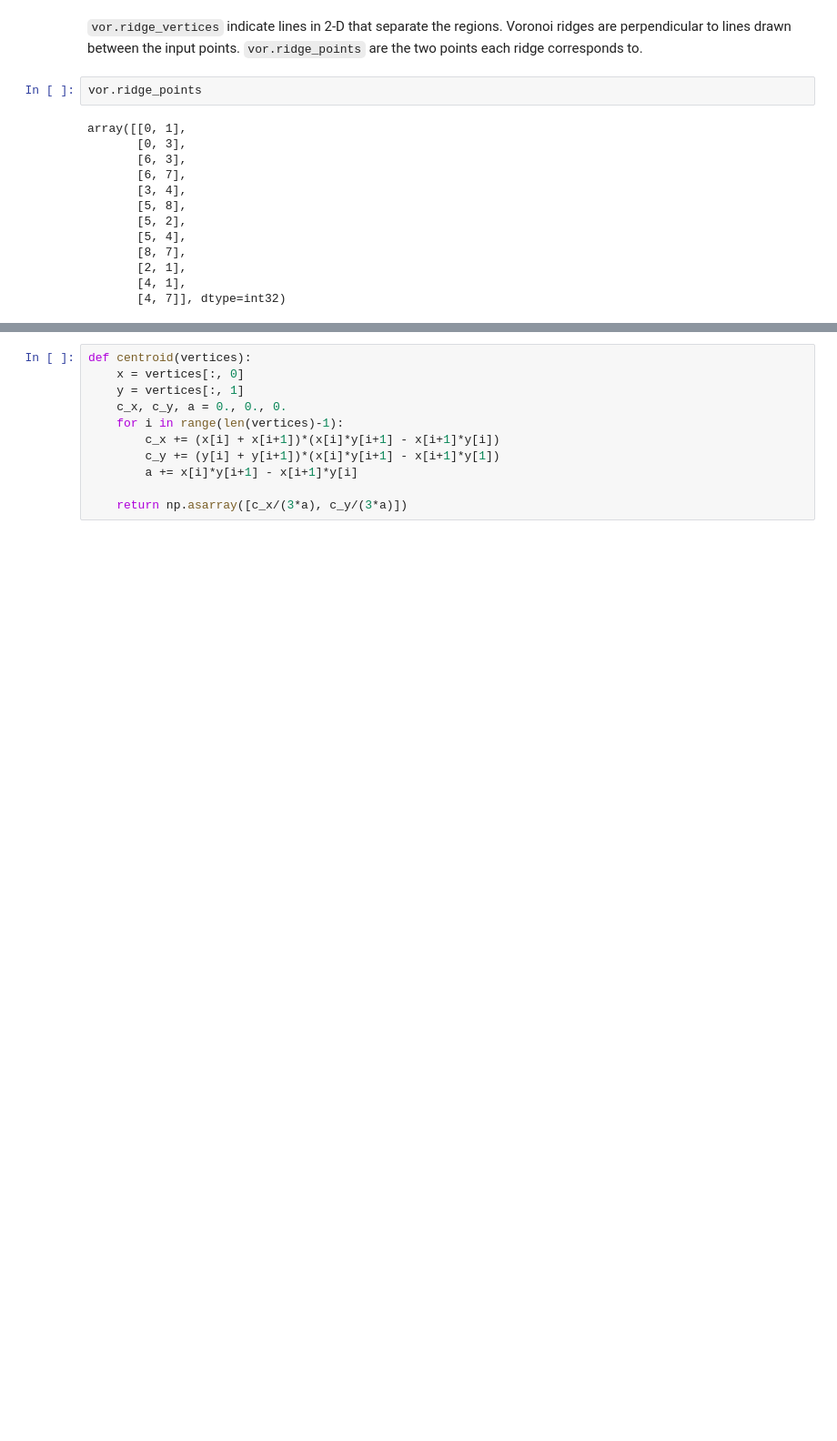
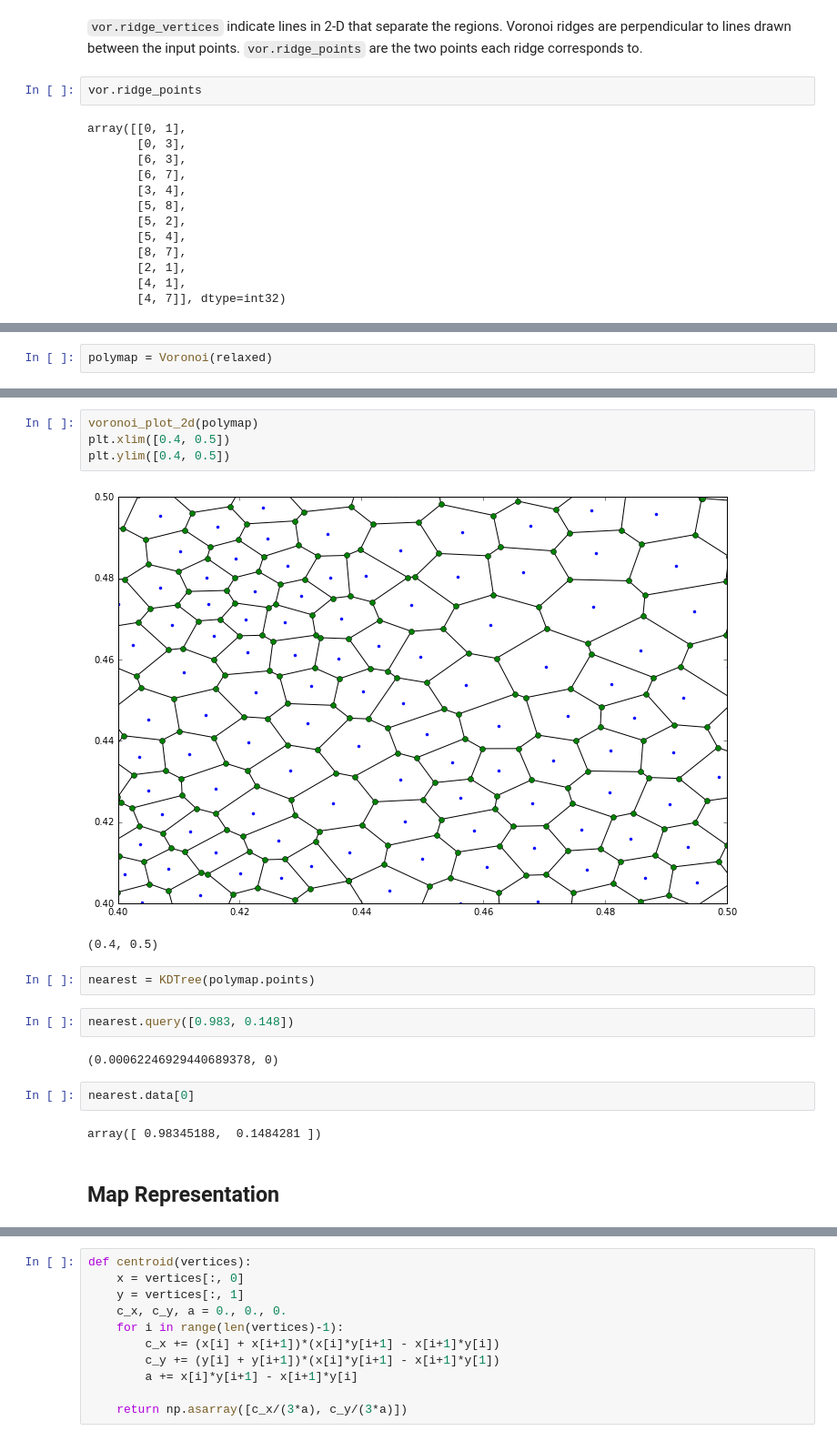
Before and after one commit to millejoh/Islands, a Jupyter notebook: Polygonal Map Generation.ipynb, the cells around one changed output, grey strips where cells are left out. Shown: that part at 91% size. Drawn from its saved outputs; the diff is of its cells as text; blank space fills up the shorter version.

```diff
--- a/Polygonal Map Generation.ipynb
+++ b/Polygonal Map Generation.ipynb
@@ -135,0 +91,2 @@ plot_voronoi(rand_points, vor_r)
+# %%
+polymap = Voronoi(relaxed)
@@ -135,0 +102,19 @@ plot_voronoi(rand_points, vor_r)
+# %%
+voronoi_plot_2d(polymap)
+plt.xlim([0.4, 0.5])
+plt.ylim([0.4, 0.5])
+# %% [output]
+[figure, added]
+(0.4, 0.5)
+# %%
+nearest = KDTree(polymap.points)
+# %%
+nearest.query([0.983, 0.148])
+# %% [output]
+(0.00062246929440689378, 0)
+# %%
+nearest.data[0]
+# %% [output]
+array([ 0.98345188,  0.1484281 ])
+# %% [markdown]
+## Map Representation
```
Also changed, not shown: parts of 49 cells of this notebook, 7 other files.
